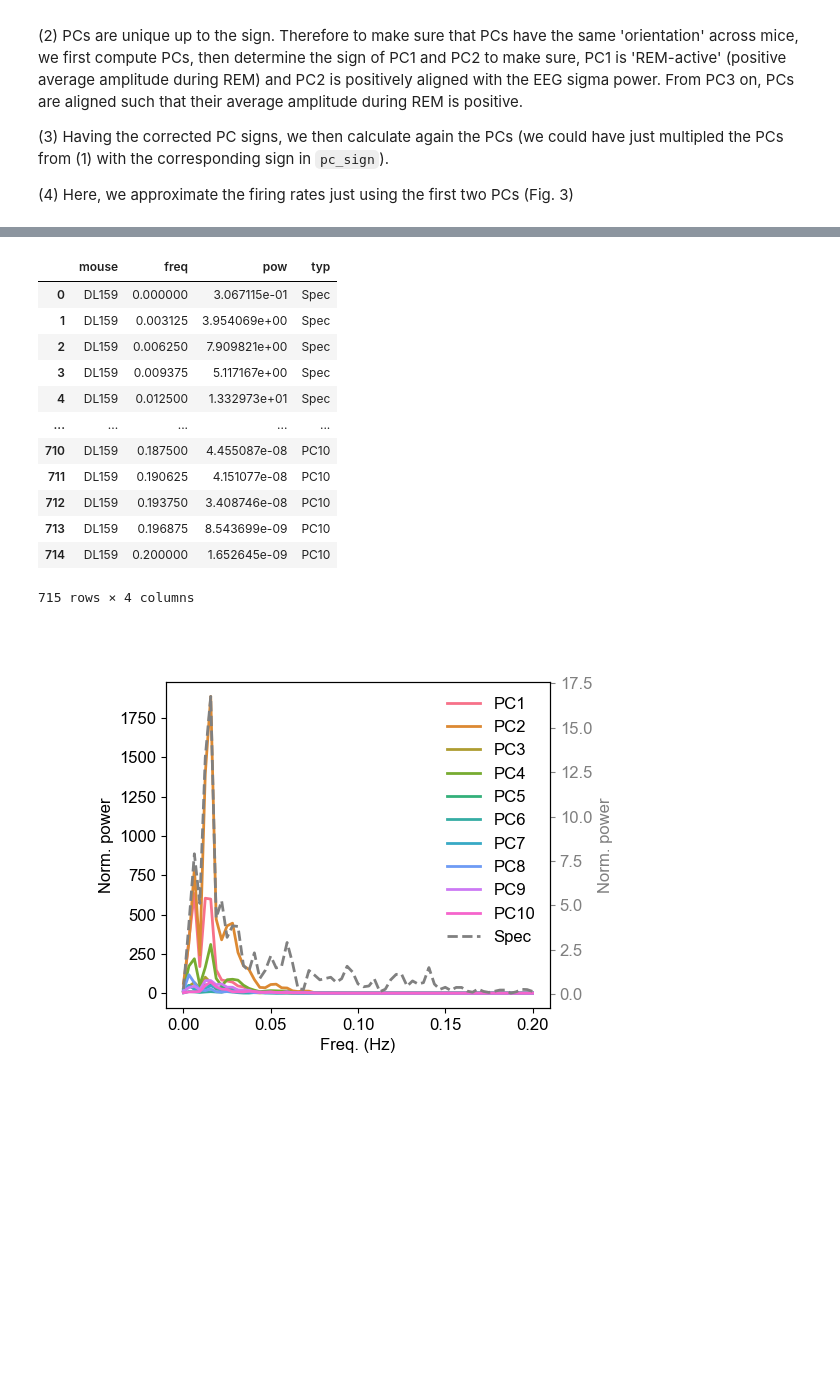
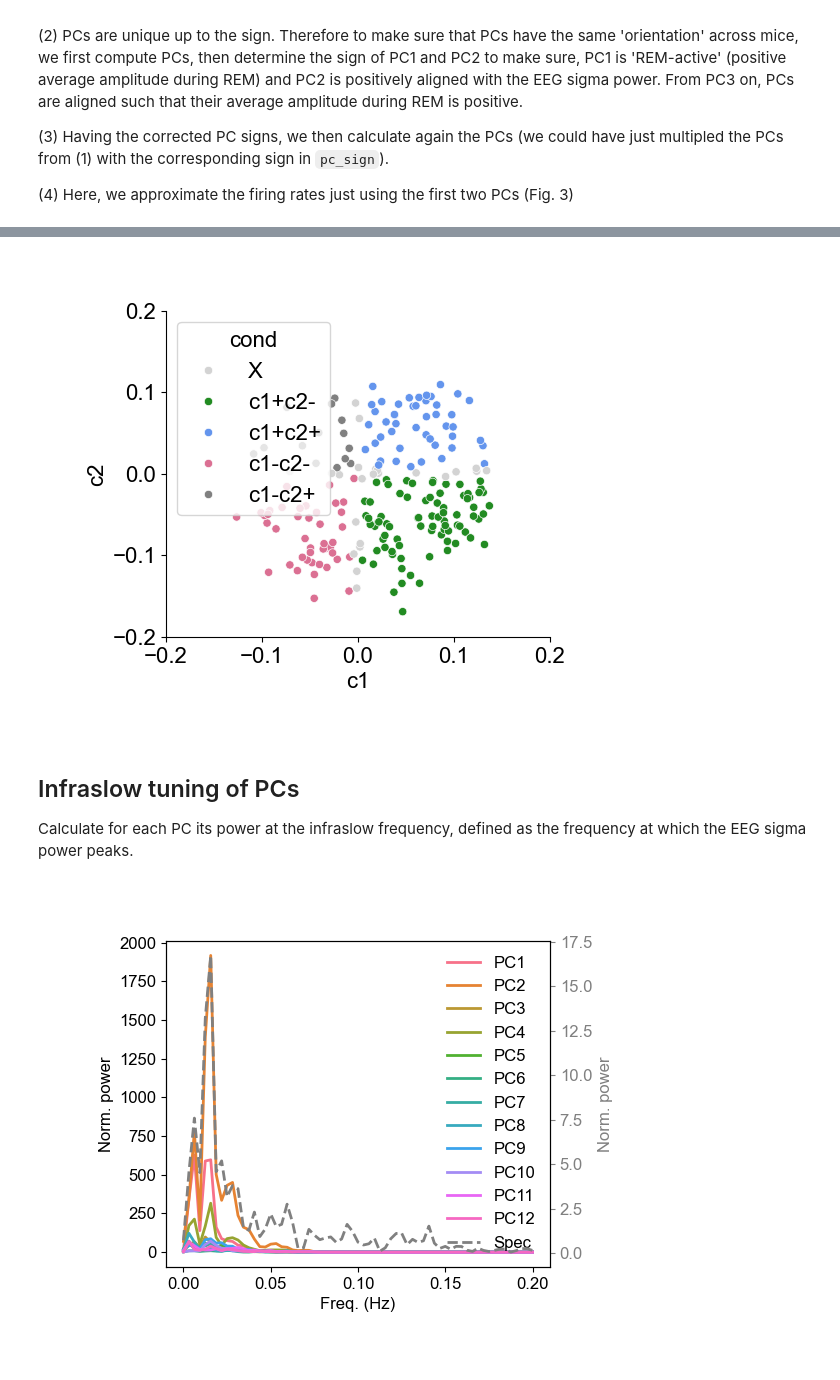
Before and after one commit to tortugar/Npx, a Jupyter notebook: basic_analysis_howto.ipynb, the cells around one changed output, grey strips where cells are left out. Cells and saved outputs as stored; diff of their text form; code cells hidden in the pictures; blank space fills up the shorter version.

```diff
--- a/basic_analysis_howto.ipynb
+++ b/basic_analysis_howto.ipynb
@@ -122,7 +127,7 @@ first compute PCs, then determine the sign of PC1 and PC2 to make sure, PC1 is '
 # this can help if there's a slow 'linear' drift, shared by all units.
 detrend = True
 # show the first `ndim` PCs
-ndim = 10
+ndim = 12
 # z-score firing rates?
 pzscore = True
 
@@ -137,9 +142,17 @@ pc_sign = nx.align_pcsign(PC_tmp, mouse, config_file=config_file, kcuts=kcut)
 
 # (3)
 # and then run again nx.sleep_components with the corrected parameters for pc_sign
+sleepy.set_fontsize(12)
 PC, V, Vh, idx = nx.sleep_components(units, M, ndim=ndim, nsmooth=nsmooth, wake_dur=60,
                                      pc_sign=pc_sign, pzscore=pzscore, wake_break=20,
-                                     kcuts=kcut, detrend=detrend, ylim=[], mouse=mouse, config_file=config_file, pplot=True)
+                                     kcuts=kcut, detrend=detrend, ylim=[-20, 30], mouse=mouse,
+                                     config_file=config_file, pplot=True, collapse=False)
+
+fig_nums = plt.get_fignums()
+# get the first of the two figures:
+first_fig = plt.figure(fig_nums[-2])
+first_fig.set_size_inches(6, 8)
+first_fig.canvas.draw()
 
 # (4)
 # reconstruction of firing rates using PCs
@@ -158,8 +179,10 @@ To construct the 2D state space (see Fig. 2), we plot PC1 against PC2.
 # %%
 ma_thr=20
-ax = nx.pc_state_space(PC[[0,1],:], M, ma_thr=ma_thr, ma_rem_exception=True,
-                       pscatter=False, outline_std=True, break_out=False)[0]
+outline_std = True
+sleepy.set_fontsize(16)
+scale = 1.645
 
-nx.plot_trajectories(PC[[0,1],:], M, 120, 60, min_dur=20, istate=1, pre_state=3,
-                     state_num=[], ma_thr=ma_thr, kcuts=kcut, ax=ax, lw=2, ma_rem_exception=True)
+ax = nx.pc_state_space(PC, M, ma_thr=ma_thr, rem_onset=True,
+                       pscatter=False, outline_std=True, break_out=True,
+                       scale=scale, pre_win=50, post_win=20)[0]
 # %% [output]
@@ -188,20 +232,25 @@ sns.kdeplot(data=df_coeff, x='c2', hue='brain_region', common_norm=False, palett
+# %%
+palette_dict = {'c1+c2-':'forestgreen', 'c1+c2+':'cornflowerblue', 'c1-c2+':'gray', 'X':'beige', 'c1-c2-':'palevioletred'}
+palette_dict['X'] = 'lightgray'
+
+sleepy.set_fontsize(16)
+plt.figure()
+sns.scatterplot(data=df_coeff_typ, x='c1', y='c2', hue='cond', palette=palette_dict)
+plt.xlim([-0.2, 0.2])
+plt.ylim([-0.2, 0.2])
+sns.despine()
+plt.subplots_adjust(left=0.2, bottom=0.2, right=0.8)
+# %% [output]
+[figure, added]
+# %% [markdown]
+## Infraslow tuning of PCs
+
+Calculate for each PC its power at the infraslow frequency, defined as the frequency at which the EEG sigma power peaks.
 # %%
-nx.pc_infraslow(PC, M, mouse, kcuts=kcut, dt=2.5, nsmooth=0, ma_thr=20,
+sleepy.set_fontsize(12)
+_=nx.pc_infraslow(PC, M, mouse, kcuts=kcut, dt=2.5, nsmooth=0, ma_thr=20,
                  ma_rem_exception=False, ma_mode=True, kcut=[], state=3, peeg2=False,
                  band=[10,15], min_dur=120, win=128, config_file=config_file,
                  pnorm=False, spec_norm=True, spec_filt=False, box=[1,4], pplot=True)
 # %% [output]
-|  | mouse | freq | pow | typ |
-| 0 | DL159 | 0.000000 | 3.067115e-01 | Spec |
-| 1 | DL159 | 0.003125 | 3.954069e+00 | Spec |
-| 2 | DL159 | 0.006250 | 7.909821e+00 | Spec |
-| 3 | DL159 | 0.009375 | 5.117167e+00 | Spec |
-| 4 | DL159 | 0.012500 | 1.332973e+01 | Spec |
-| ... | ... | ... | ... | ... |
-| 710 | DL159 | 0.187500 | 4.455087e-08 | PC10 |
-| 711 | DL159 | 0.190625 | 4.151077e-08 | PC10 |
-| 712 | DL159 | 0.193750 | 3.408746e-08 | PC10 |
-| 713 | DL159 | 0.196875 | 8.543699e-09 | PC10 |
-| 714 | DL159 | 0.200000 | 1.652645e-09 | PC10 |
-715 rows × 4 columns
-[figure, old version]
+[figure, new version]
```
Also changed, not shown: parts of 15 cells of this notebook.
